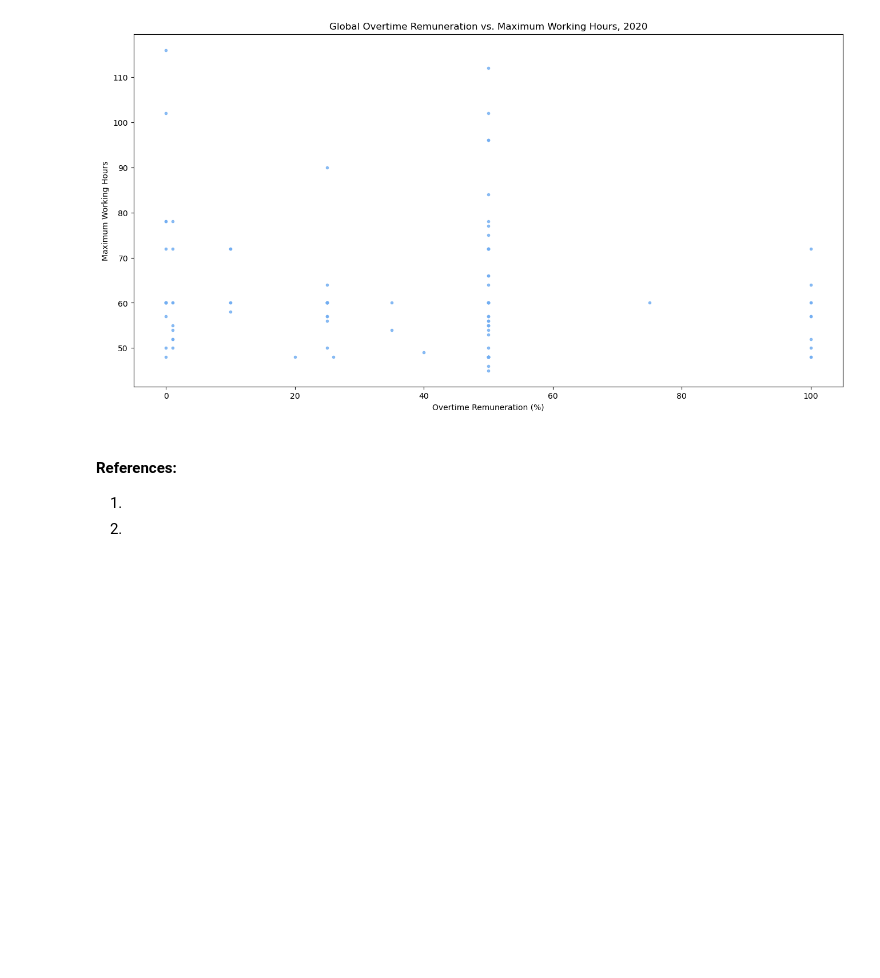
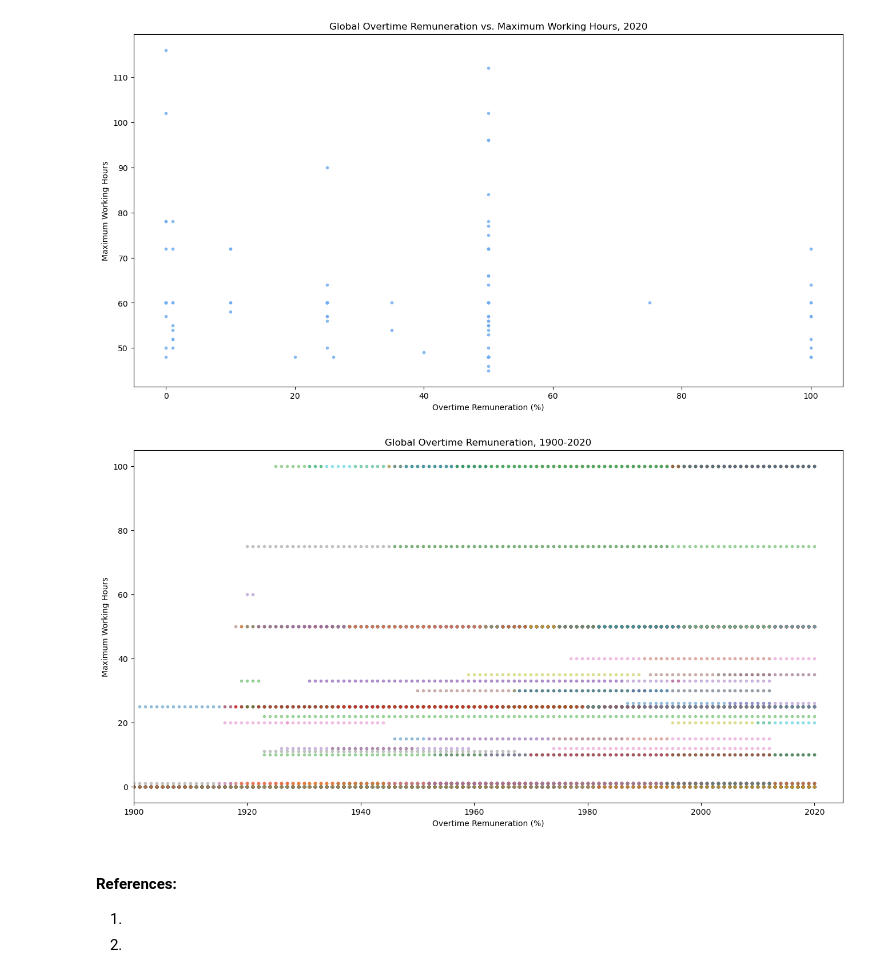
Before and after one commit to trevor-moss/ek121_finalProj, a Jupyter notebook: submission_format.ipynb, the cells around one changed output. Drawn from its saved outputs; the diff is of its cells as text; code cells hidden in the pictures; blank space fills up the shorter version.

```diff
--- a/submission_format.ipynb
+++ b/submission_format.ipynb
@@ -257,10 +258,16 @@ plt.show()
 # %% [output]
 [figure]
 # %%
+#overtime_renum vs. time
 
-df_JP = df.loc[df['country_name'] == "Japan"]
-df_JP_hours = df_JP[["country_name", "year", "hours_max"]]
-print(df_JP_hours)
+#df.plot(x='year', y='overtime_remun', legend=None, alpha=0.8, linestyle='None', marker='.', color="#72aef2")
+pd.pivot_table(df.reset_index(), index='year', columns='country_name', values='overtime_remun').plot(alpha=0.4, linestyle='None', marker='.', legend=None)
 
-df_2020 = df.loc[df["year"] == 2020]
-df_2020.plot.scatter(x="normalhours", y="hours_max")
+plt.title('Global Overtime Remuneration, 1900-2020')
+plt.xlabel('Overtime Remuneration (%)')
+plt.ylabel('Maximum Working Hours')
+plt.xlim(1900, 2025)
+
+plt.show()
+# %% [output]
+[figure, added]
```
Also changed, not shown: parts of 2 cells of this notebook.
